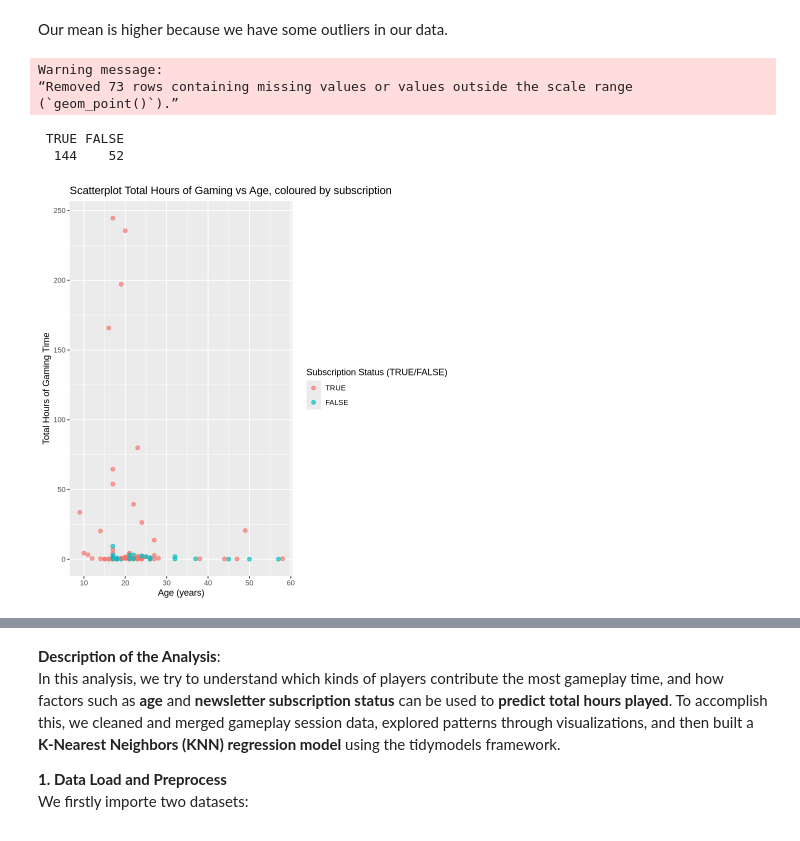
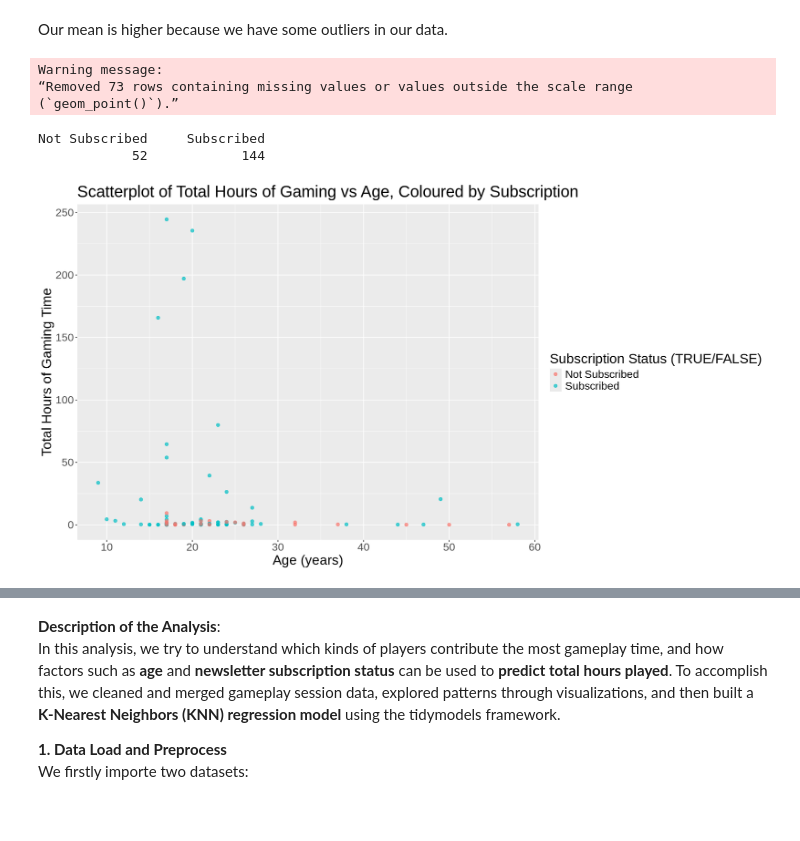
Before and after one commit to danayong25-cell/Group-Final-Project, a Jupyter notebook: group final project.ipynb, the cells around one changed output, grey strips where cells are left out. Cells and saved outputs as stored; diff of their text form; code cells hidden in the pictures.

```diff
--- a/group final project.ipynb
+++ b/group final project.ipynb
@@ -199,39 +204,51 @@ Warning message:
 # %%
-full_data$subscribe<-factor(full_data$subscribe,levels=c("TRUE","FALSE"))
+full_data$subscribe <- factor(full_data$subscribe,
+                              levels = c(FALSE, TRUE),
+                              labels = c("Not Subscribed", "Subscribed"))
 
 split <- initial_split(full_data, prop = 0.75, strata = total_hours)
 data_training <- training(split)
 data_testing <- testing(split)
 
-data5fold <- vfold_cv(data_training, v=5)
-kvals <- tibble(neighbors = 1:20)
-
-knn_spec<- nearest_neighbor(mode="regression",neighbors = tune()) |>
-   set_engine("kknn")
+knn_spec<- nearest_neighbor(weight_func="rectangular",neighbors = tune()) |>
+    set_engine("kknn")|>
+    set_mode("regression")
 
 knn_recipe <- recipe(total_hours ~ Age + subscribe, data = data_training) |>
+    step_impute_mean(all_numeric_predictors())|>
     step_unknown(all_nominal_predictors(),new_level="missing")|>
     step_dummy(all_nominal_predictors())|>
     step_zv(all_predictors())|>
     step_normalize(all_numeric_predictors())
 
 knn_workflow<-workflow()|>
-    add_model(knn_spec) |>
-    add_recipe(knn_recipe)
+    add_recipe(knn_recipe)|>
+    add_model(knn_spec)
 knn_workflow
 
-knn_tuned<-tune_grid(knn_workflow,resamples=data5fold,grid=kvals,metrics=metric_set(rmse))
+data5fold <- vfold_cv(data_training, v=5)
+kvals <- tibble(neighbors = 1:20)
+
+knn_tuned<-tune_grid(knn_workflow,
+                     resamples=data5fold,
+                     grid=kvals,
+                     metrics=metric_set(rmse))
 collect_metrics(knn_tuned)
 
 best_k <- select_best(knn_tuned, metric = "rmse")
+best_k
+
 final_knn <- finalize_workflow(knn_workflow, best_k)
 
 final_fit <- final_knn |>
-fit(data = data_training)
+    fit(data = data_training)
 
-predict(final_fit, data_testing) |>
-bind_cols(data_testing) |>
-metrics(truth = total_hours, estimate = .pred)
+preds<-predict(final_fit, new_data=data_testing) |>
+    bind_cols(data_testing)
+
+metrics<-preds|>
+    metrics(truth = total_hours, estimate = .pred)
+metrics
 # %% [output]
 ══ Workflow ════════════════════════════════════════════════════════════════════
 Preprocessor: Recipe
@@ -290,20 +299,21 @@ A tibble: 3 × 3
 # %% [markdown]
 Our mean is higher because we have some outliers in our data.
 # %%
-
+options(repr.plot.width=15,repr.plot.height=8)
 scaled_scatterplot<-ggplot(full_data,aes(x = Age,y = total_hours, color = subscribe))+
     geom_point(alpha=0.7, size=2)+
     labs(x="Age (years)",
          y="Total Hours of Gaming Time",
-         title="Scatterplot Total Hours of Gaming vs Age, coloured by subscription",
-         color="Subscription Status (TRUE/FALSE)")
+         title="Scatterplot of Total Hours of Gaming vs Age, Coloured by Subscription",
+         color="Subscription Status (TRUE/FALSE)")+
+    theme(text=element_text(size=20))
 scaled_scatterplot
 
 table(full_data$subscribe)
 # %% [output]
 Warning message:
 “Removed 73 rows containing missing values or values outside the scale range
 (`geom_point()`).”
- TRUE FALSE
-  144    52
+Not Subscribed     Subscribed
+            52            144
-[figure, old version]
+[figure, new version]
```
Also changed, not shown: parts of 8 cells of this notebook.
